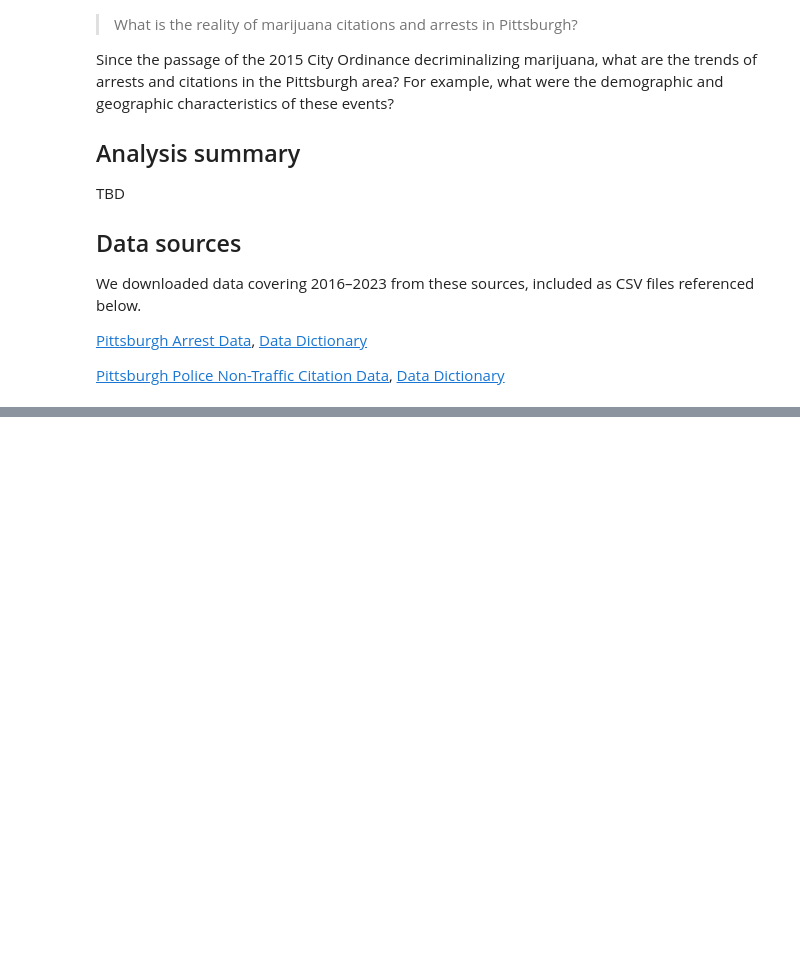
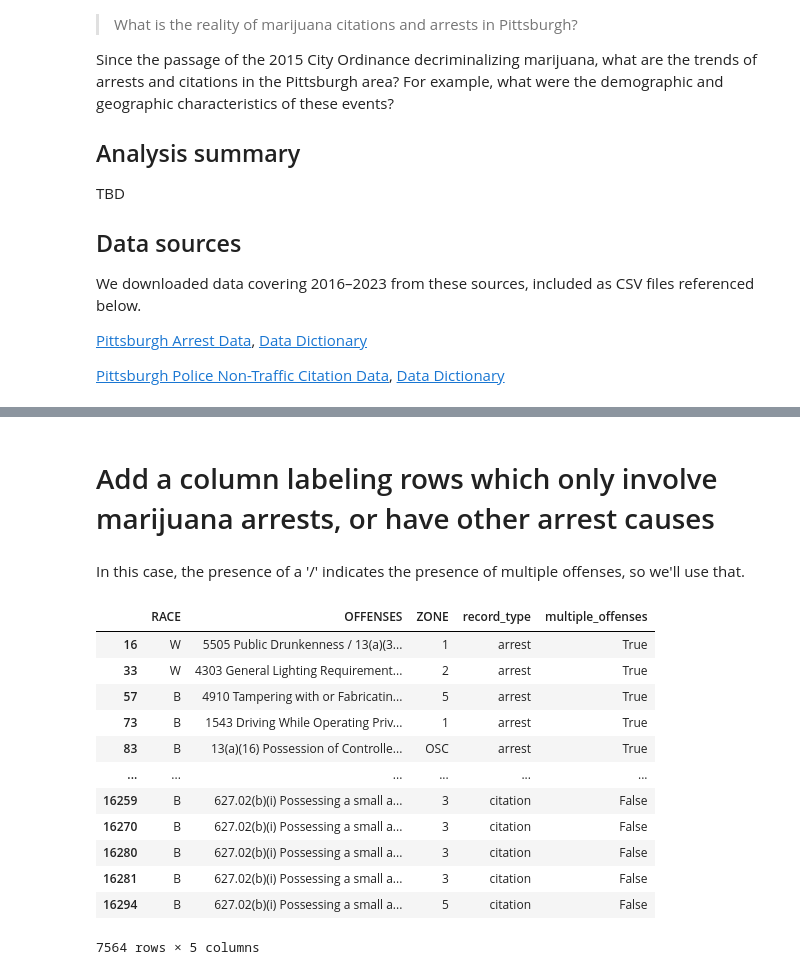
Before and after one commit to Police-Data-Accessibility-Project/caasi-help-desk, a Jupyter notebook: mj-decriminalization/analysis/fall 2024 analysis.ipynb, the cells around one changed output, grey strips where cells are left out. Cells and saved outputs as stored; diff of their text form; code cells hidden in the pictures; blank space fills up the shorter version.

```diff
--- a/mj-decriminalization/analysis/fall 2024 analysis.ipynb
+++ b/mj-decriminalization/analysis/fall 2024 analysis.ipynb
@@ -41,0 +106,8 @@ citations_df = pd.read_csv('citation_data_wprdc.csv', low_memory=False)
+# %%
+permitted_citations_columns = [
+    'RACE',
+    'OFFENSES',
+    'ZONE'
+]
+citations_df_2 = citations_df[permitted_citations_columns]
+citations_df_2
@@ -41,0 +130,8 @@ citations_df = pd.read_csv('citation_data_wprdc.csv', low_memory=False)
+# %%
+#Give each row a value of "arrest" or "citation" in the "record_type" column
+arrests_df_3.loc[:, 'record_type'] = 'arrest'
+citations_df_2.loc[:, 'record_type'] = 'citation'
+# %%
+# Combine the two data frames
+combined_df = pd.concat([arrests_df_3, citations_df_2])
+combined_df
@@ -41,0 +157,3 @@ citations_df = pd.read_csv('citation_data_wprdc.csv', low_memory=False)
+# %%
+mj_only_df = combined_df[combined_df['OFFENSES'].str.lower().str.contains('marijuana', na=False)]
+mj_only_df
@@ -41,0 +174,23 @@ citations_df = pd.read_csv('citation_data_wprdc.csv', low_memory=False)
+# %% [markdown]
+# Add a column labeling rows which only involve marijuana arrests, or have other arrest causes
+# %% [markdown]
+In this case, the presence of a '/' indicates the presence of multiple offenses, so we'll use that.
+# %%
+mj_only_df.loc[:, 'multiple_offenses'] = mj_only_df['OFFENSES'].str.contains('/')
+# There are no cases where a citation lists multiple offenses, so automatically set the 'multiple_offenses' column to False where record_type is 'citation', to avoid confusion.
+mj_only_df.loc[mj_only_df['record_type'] == 'citation', 'multiple_offenses'] = False
+mj_only_df
+# %% [output]
+|  | RACE | OFFENSES | ZONE | record_type | multiple_offenses |
+| 16 | W | 5505 Public Drunkenness / 13(a)(3... | 1 | arrest | True |
+| 33 | W | 4303 General Lighting Requirement... | 2 | arrest | True |
+| 57 | B | 4910 Tampering with or Fabricatin... | 5 | arrest | True |
+| 73 | B | 1543 Driving While Operating Priv... | 1 | arrest | True |
+| 83 | B | 13(a)(16) Possession of Controlle... | OSC | arrest | True |
+| ... | ... | ... | ... | ... | ... |
+| 16259 | B | 627.02(b)(i) Possessing a small a... | 3 | citation | False |
+| 16270 | B | 627.02(b)(i) Possessing a small a... | 3 | citation | False |
+| 16280 | B | 627.02(b)(i) Possessing a small a... | 3 | citation | False |
+| 16281 | B | 627.02(b)(i) Possessing a small a... | 3 | citation | False |
+| 16294 | B | 627.02(b)(i) Possessing a small a... | 5 | citation | False |
+7564 rows × 5 columns
```
Also changed, not shown: parts of 22 cells of this notebook.
